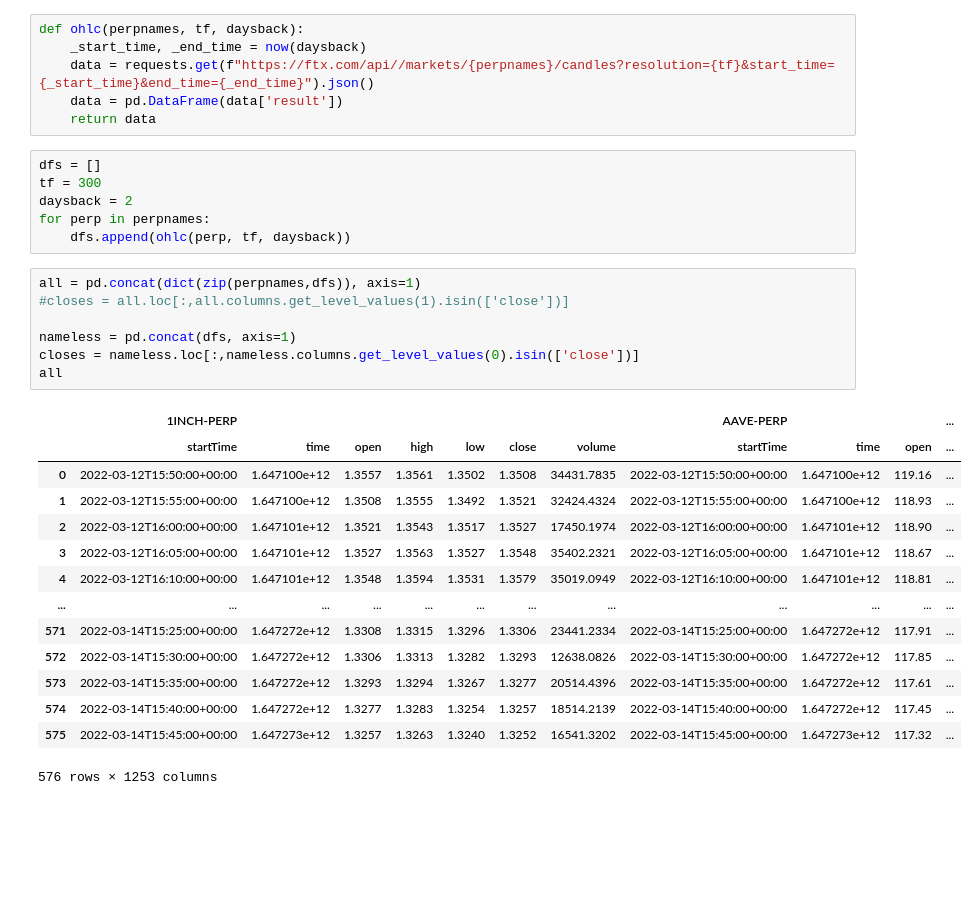
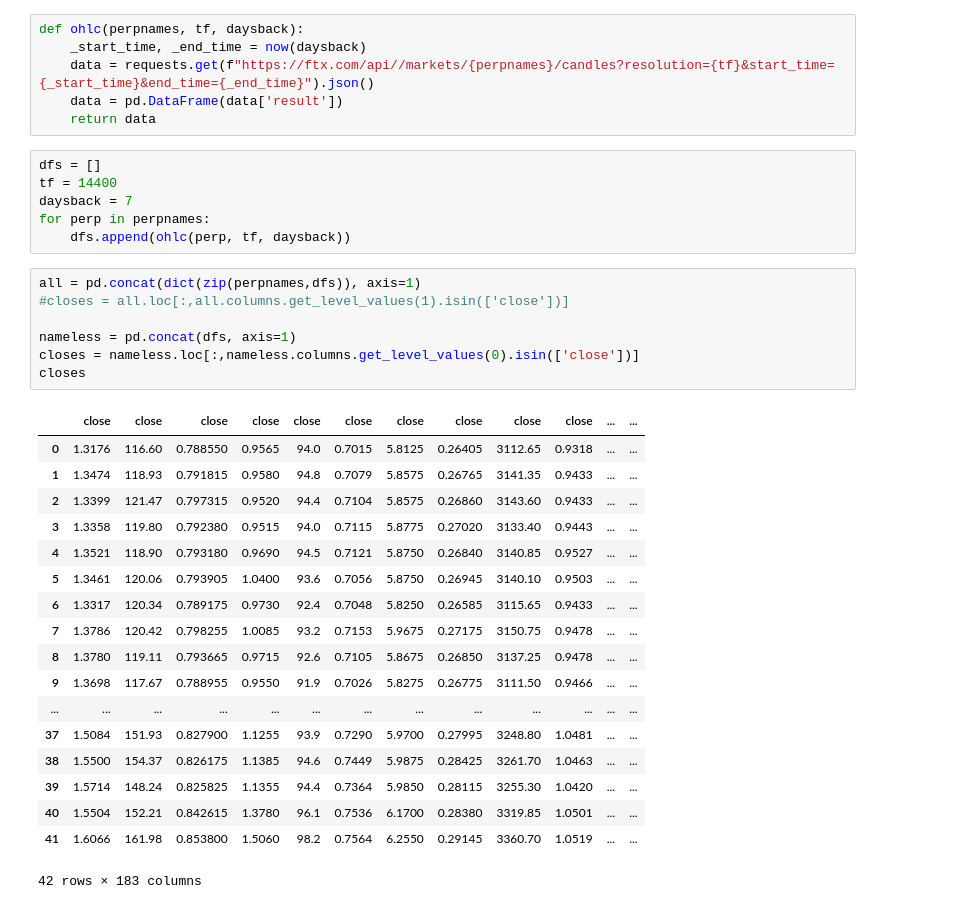
Before and after one commit to milehighprofit/divs, a Jupyter notebook: data2.ipynb, the cells around one changed output. Drawn from its saved outputs; the diff is of its cells as text; blank space fills up the shorter version.

```diff
--- a/data2.ipynb
+++ b/data2.ipynb
@@ -47,32 +47,36 @@ def ohlc(perpnames, tf, daysback):
     return data
 # %%
 dfs = []
-tf = 300
-daysback = 2
+tf = 14400
+daysback = 7
 for perp in perpnames:
     dfs.append(ohlc(perp, tf, daysback))
 # %%
 all = pd.concat(dict(zip(perpnames,dfs)), axis=1)
 #closes = all.loc[:,all.columns.get_level_values(1).isin(['close'])]
 
 nameless = pd.concat(dfs, axis=1)
 closes = nameless.loc[:,nameless.columns.get_level_values(0).isin(['close'])]
-all
+closes
 # %% [output]
-|  | 1INCH-PERP |  |  |  |  |  |  | AAVE-PERP |  |  | ... |
-|  | startTime | time | open | high | low | close | volume | startTime | time | open | ... |
-| 0 | 2022-03-12T15:50:00+00:00 | 1.647100e+12 | 1.3557 | 1.3561 | 1.3502 | 1.3508 | 34431.7835 | 2022-03-12T15:50:00+00:00 | 1.647100e+12 | 119.16 | ... |
-| 1 | 2022-03-12T15:55:00+00:00 | 1.647100e+12 | 1.3508 | 1.3555 | 1.3492 | 1.3521 | 32424.4324 | 2022-03-12T15:55:00+00:00 | 1.647100e+12 | 118.93 | ... |
-| 2 | 2022-03-12T16:00:00+00:00 | 1.647101e+12 | 1.3521 | 1.3543 | 1.3517 | 1.3527 | 17450.1974 | 2022-03-12T16:00:00+00:00 | 1.647101e+12 | 118.90 | ... |
-| 3 | 2022-03-12T16:05:00+00:00 | 1.647101e+12 | 1.3527 | 1.3563 | 1.3527 | 1.3548 | 35402.2321 | 2022-03-12T16:05:00+00:00 | 1.647101e+12 | 118.67 | ... |
-| 4 | 2022-03-12T16:10:00+00:00 | 1.647101e+12 | 1.3548 | 1.3594 | 1.3531 | 1.3579 | 35019.0949 | 2022-03-12T16:10:00+00:00 | 1.647101e+12 | 118.81 | ... |
-| ... | ... | ... | ... | ... | ... | ... | ... | ... | ... | ... | ... |
-| 571 | 2022-03-14T15:25:00+00:00 | 1.647272e+12 | 1.3308 | 1.3315 | 1.3296 | 1.3306 | 23441.2334 | 2022-03-14T15:25:00+00:00 | 1.647272e+12 | 117.91 | ... |
-| 572 | 2022-03-14T15:30:00+00:00 | 1.647272e+12 | 1.3306 | 1.3313 | 1.3282 | 1.3293 | 12638.0826 | 2022-03-14T15:30:00+00:00 | 1.647272e+12 | 117.85 | ... |
-| 573 | 2022-03-14T15:35:00+00:00 | 1.647272e+12 | 1.3293 | 1.3294 | 1.3267 | 1.3277 | 20514.4396 | 2022-03-14T15:35:00+00:00 | 1.647272e+12 | 117.61 | ... |
-| 574 | 2022-03-14T15:40:00+00:00 | 1.647272e+12 | 1.3277 | 1.3283 | 1.3254 | 1.3257 | 18514.2139 | 2022-03-14T15:40:00+00:00 | 1.647272e+12 | 117.45 | ... |
-| 575 | 2022-03-14T15:45:00+00:00 | 1.647273e+12 | 1.3257 | 1.3263 | 1.3240 | 1.3252 | 16541.3202 | 2022-03-14T15:45:00+00:00 | 1.647273e+12 | 117.32 | ... |
+|  | close | close | close | close | close | close | close | close | close | close | ... | ... |
+| 0 | 1.3176 | 116.60 | 0.788550 | 0.9565 | 94.0 | 0.7015 | 5.8125 | 0.26405 | 3112.65 | 0.9318 | ... | ... |
+| 1 | 1.3474 | 118.93 | 0.791815 | 0.9580 | 94.8 | 0.7079 | 5.8575 | 0.26765 | 3141.35 | 0.9433 | ... | ... |
+| 2 | 1.3399 | 121.47 | 0.797315 | 0.9520 | 94.4 | 0.7104 | 5.8575 | 0.26860 | 3143.60 | 0.9433 | ... | ... |
+| 3 | 1.3358 | 119.80 | 0.792380 | 0.9515 | 94.0 | 0.7115 | 5.8775 | 0.27020 | 3133.40 | 0.9443 | ... | ... |
+| 4 | 1.3521 | 118.90 | 0.793180 | 0.9690 | 94.5 | 0.7121 | 5.8750 | 0.26840 | 3140.85 | 0.9527 | ... | ... |
+| 5 | 1.3461 | 120.06 | 0.793905 | 1.0400 | 93.6 | 0.7056 | 5.8750 | 0.26945 | 3140.10 | 0.9503 | ... | ... |
+| 6 | 1.3317 | 120.34 | 0.789175 | 0.9730 | 92.4 | 0.7048 | 5.8250 | 0.26585 | 3115.65 | 0.9433 | ... | ... |
+| 7 | 1.3786 | 120.42 | 0.798255 | 1.0085 | 93.2 | 0.7153 | 5.9675 | 0.27175 | 3150.75 | 0.9478 | ... | ... |
+| 8 | 1.3780 | 119.11 | 0.793665 | 0.9715 | 92.6 | 0.7105 | 5.8675 | 0.26850 | 3137.25 | 0.9478 | ... | ... |
+| 9 | 1.3698 | 117.67 | 0.788955 | 0.9550 | 91.9 | 0.7026 | 5.8275 | 0.26775 | 3111.50 | 0.9466 | ... | ... |
+| ... | ... | ... | ... | ... | ... | ... | ... | ... | ... | ... | ... | ... |
+| 37 | 1.5084 | 151.93 | 0.827900 | 1.1255 | 93.9 | 0.7290 | 5.9700 | 0.27995 | 3248.80 | 1.0481 | ... | ... |
+| 38 | 1.5500 | 154.37 | 0.826175 | 1.1385 | 94.6 | 0.7449 | 5.9875 | 0.28425 | 3261.70 | 1.0463 | ... | ... |
+| 39 | 1.5714 | 148.24 | 0.825825 | 1.1355 | 94.4 | 0.7364 | 5.9850 | 0.28115 | 3255.30 | 1.0420 | ... | ... |
+| 40 | 1.5504 | 152.21 | 0.842615 | 1.3780 | 96.1 | 0.7536 | 6.1700 | 0.28380 | 3319.85 | 1.0501 | ... | ... |
+| 41 | 1.6066 | 161.98 | 0.853800 | 1.5060 | 98.2 | 0.7564 | 6.2550 | 0.29145 | 3360.70 | 1.0519 | ... | ... |
-576 rows × 1253 columns
+42 rows × 183 columns
 # %%
 def divs(closes, columns, ob=70, os=30, period=14):
     """Calculates bullish and bearish RSI divergences under oversold or overbought conditions"""
```
Also changed, not shown: parts of 6 cells of this notebook.
